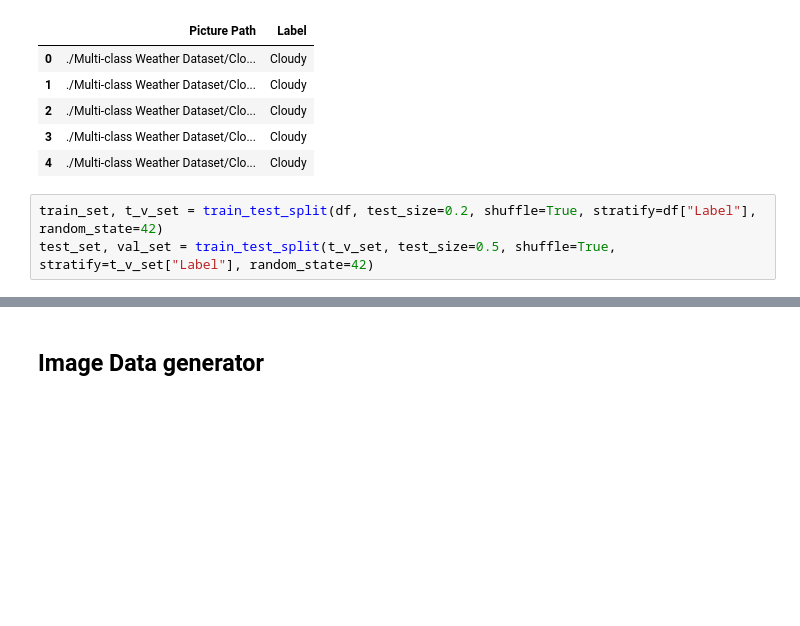
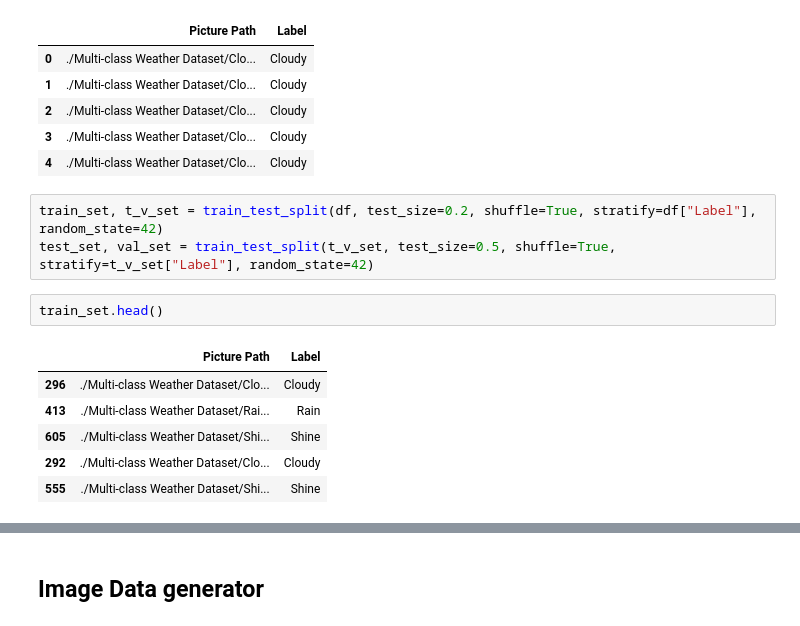
Before and after one commit to Jalalbaim/Rain-Or-Shine, a Jupyter notebook: Model.ipynb, the cells around one changed output, grey strips where cells are left out. Drawn from its saved outputs; the diff is of its cells as text; blank space fills up the shorter version.

```diff
--- a/Model.ipynb
+++ b/Model.ipynb
@@ -58,3 +60,12 @@ df.head()
 # %%
 train_set, t_v_set = train_test_split(df, test_size=0.2, shuffle=True, stratify=df["Label"], random_state=42)
 test_set, val_set = train_test_split(t_v_set, test_size=0.5, shuffle=True, stratify=t_v_set["Label"], random_state=42)
+# %%
+train_set.head()
+# %% [output]
+|  | Picture Path | Label |
+| 296 | ./Multi-class Weather Dataset/Clo... | Cloudy |
+| 413 | ./Multi-class Weather Dataset/Rai... | Rain |
+| 605 | ./Multi-class Weather Dataset/Shi... | Shine |
+| 292 | ./Multi-class Weather Dataset/Clo... | Cloudy |
+| 555 | ./Multi-class Weather Dataset/Shi... | Shine |
```
Also changed, not shown: parts of 9 cells of this notebook.
